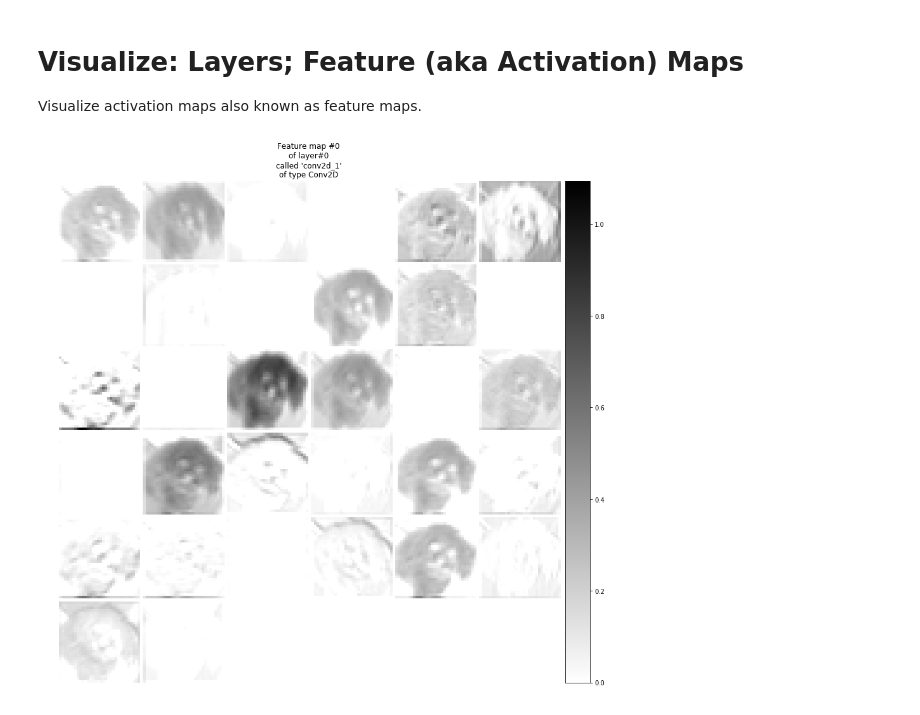
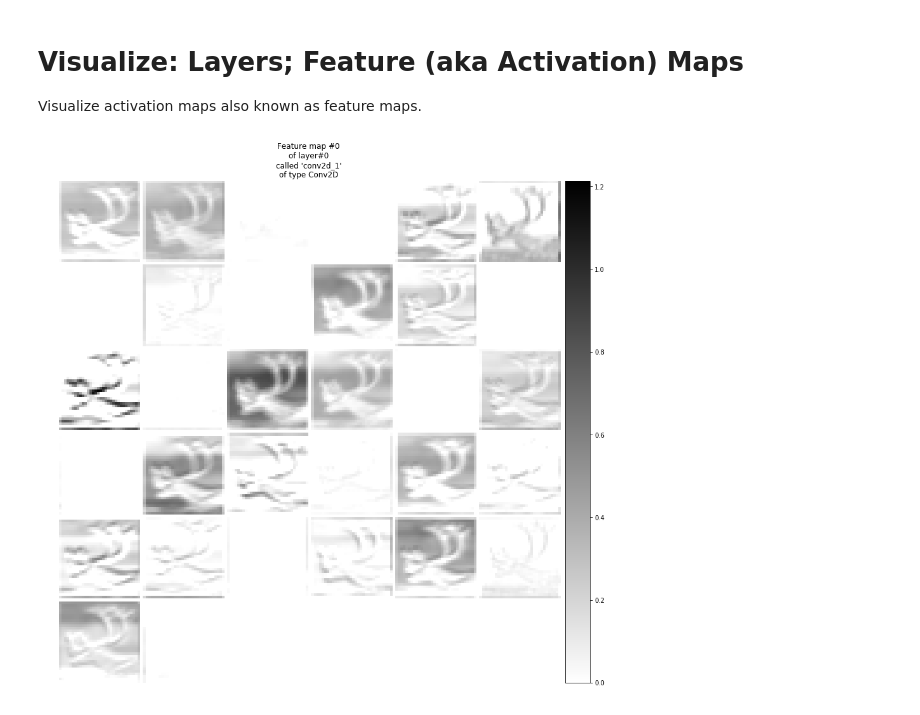
Before and after one commit to cannin/docker-jupyter-keras-tensorflow-tools, a Jupyter notebook: test_scripts/cifar-10_cnn.ipynb, the cells around one changed output. Saved outputs shown, nothing was run; the diff lists cells and outputs as text; code cells hidden in the pictures.

```diff
--- a/test_scripts/cifar-10_cnn.ipynb
+++ b/test_scripts/cifar-10_cnn.ipynb
@@ -171 +173,6 @@ batch_size = 64
+# %%
+epochs = 10
+batch_size = 64
+lrate = 0.01
+decay = lrate/epochs
 # %% [markdown]
@@ -216,17 +329,17 @@ print("Saved model")
 json_file = open('output/model.json', 'r')
 loaded_model_json = json_file.read()
 json_file.close()
-loaded_model = model_from_json(loaded_model_json)
+model = model_from_json(loaded_model_json)
 
 # Load weights into new model
-loaded_model.load_weights("output/model.h5")
+model.load_weights("output/model.h5")
 print("Loaded model")
 
 # Evaluate loaded model on test data
-loaded_model.compile(loss='categorical_crossentropy', optimizer=sgd, metrics=['accuracy'])
+model.compile(loss='categorical_crossentropy', optimizer=sgd, metrics=['accuracy'])
 
-scores = loaded_model.evaluate(x_test, y_test, verbose=0)
-print("Accuracy: %.2f%%" % (scores[1]*100))
+[test_loss, test_acc] = model.evaluate(x_test, y_test, verbose=0)
+print("Accuracy: %.2f%%" % (test_acc*100))
 # %% [output]
 Loaded model
 Accuracy: 50.05%
@@ -235,19 +348,18 @@ Accuracy: 50.05%
 
 Visualize activation maps also known as feature maps.
 # %%
-from utils.read_activations import get_activations, display_activations
 from utils.visualize_activations import *
 
 %matplotlib inline
 import matplotlib.pyplot as plt
 
-plt.rcParams["figure.figsize"] = (20,20)
+plt.rcParams["figure.figsize"] = (10,10)
 # %%
-i = 1000
+i = 40
 image = x_test[i:(i+1)]
-plot_feature_map(loaded_model, X=image, layer_id=0, n_columns=1, n=40)
+plot_feature_map(model, X=image, layer_id=0, n_columns=1, n=40)
 # %% [output]
-[figure, old version]
+[figure, new version]
 # %%
 plt.imshow(image[0])
 # %% [output]
```
Also changed, not shown: parts of 53 cells of this notebook, 6 other files.
